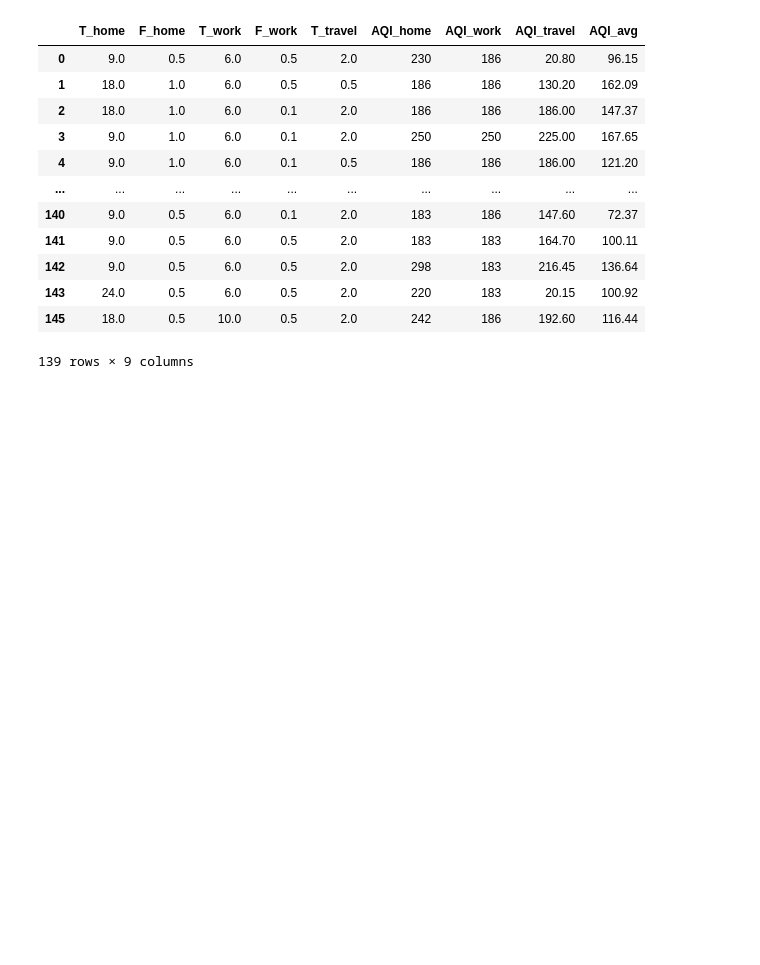
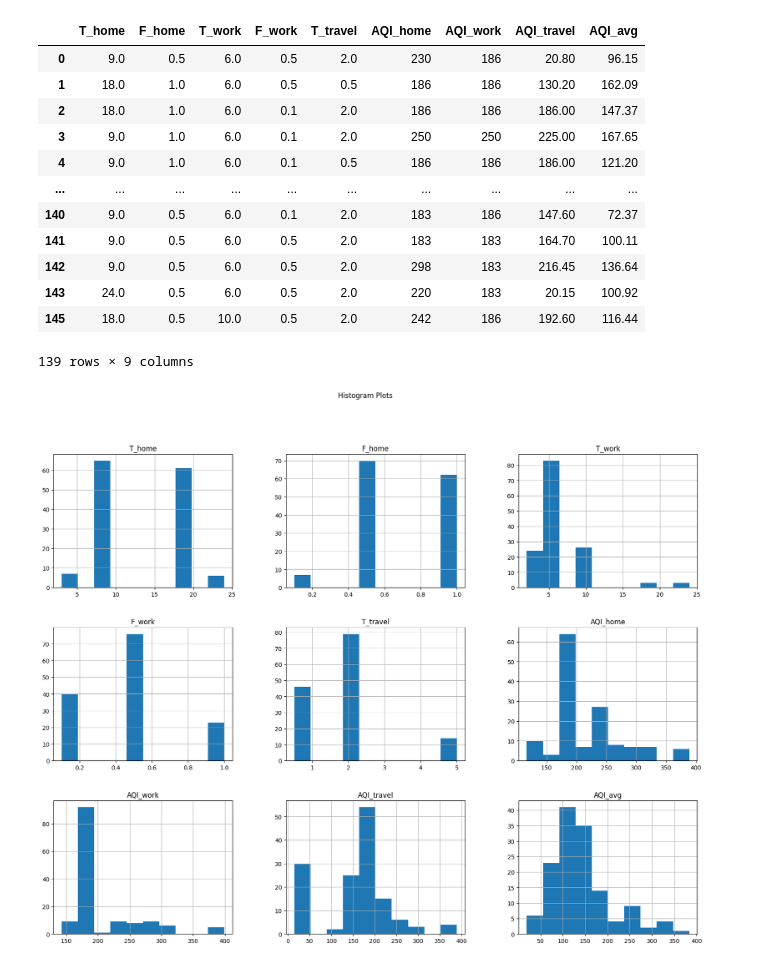
Before and after one commit to Wrudra/AirAwareDhaka, a Jupyter notebook: airawaredhaka.ipynb, the cells around one changed output. Saved outputs shown, nothing was run; the diff lists cells and outputs as text; code cells hidden in the pictures; blank space fills up the shorter version.

```diff
--- a/airawaredhaka.ipynb
+++ b/airawaredhaka.ipynb
@@ -333,6 +338,13 @@ Missing AQI_travel: 0
 | 143 | 24.0 | 0.5 | 6.0 | 0.5 | 2.0 | 220 | 183 | 20.15 | 100.92 |
 | 145 | 18.0 | 0.5 | 10.0 | 0.5 | 2.0 | 242 | 186 | 192.60 | 116.44 |
 139 rows × 9 columns
+# %%
+# Plot histograms for all numerical features
+df.hist(figsize=(20, 15))
+plt.suptitle("Histogram Plots")
+plt.show()
+# %% [output]
+[figure, added]
 # %%
 # Define features (X) and target (y)
 X = df[['T_home', 'F_home', 'T_work', 'F_work', 'T_travel', 'AQI_home', 'AQI_work', 'AQI_travel']]
```
Also changed, not shown: parts of 10 cells of this notebook.
